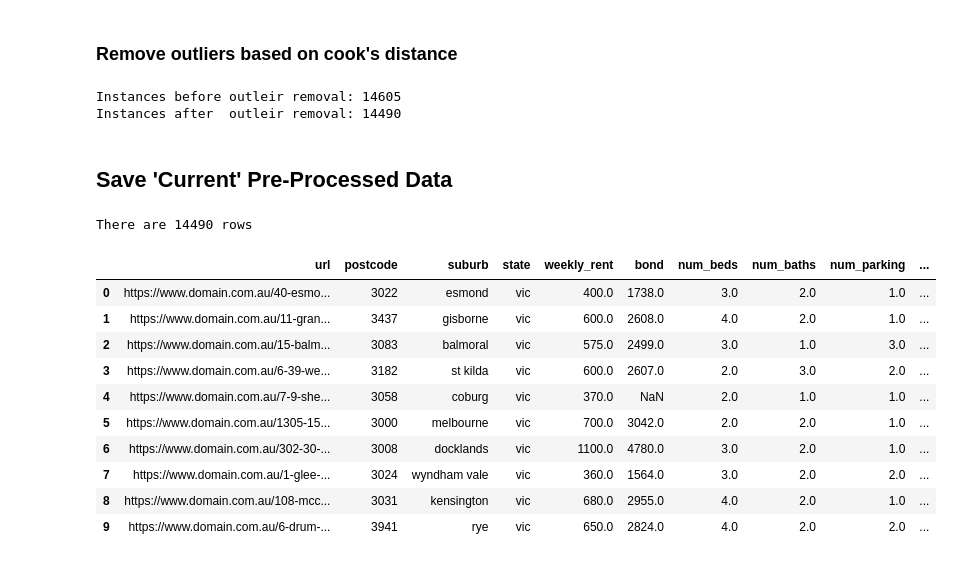
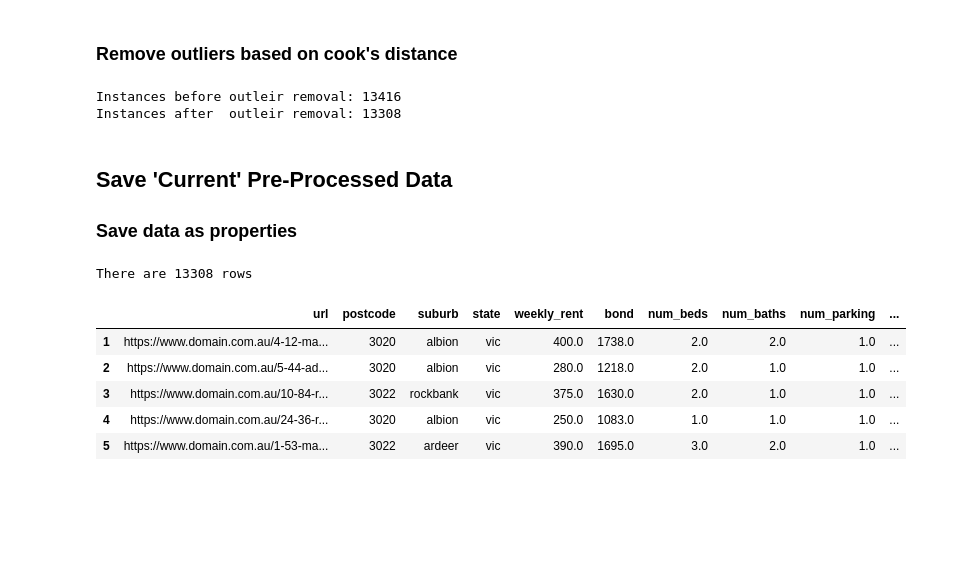
Before and after one commit to MAST30034-Applied-Data-Science/generic-real-estate-consulting-project-group-32, a Jupyter notebook: notebooks/pre_processing.ipynb, the cells around one changed output. Saved outputs shown, nothing was run; the diff lists cells and outputs as text; code cells hidden in the pictures; blank space fills up the shorter version.

```diff
--- a/notebooks/pre_processing.ipynb
+++ b/notebooks/pre_processing.ipynb
@@ -124,0 +152,10 @@ df_cur = df_cur.merge(df_school, on="url")
+# %%
+df_pop = pd.read_csv(f"{DIR_RAW}pop.csv")
+df_pop = df_pop[df_pop["TIME_PERIOD: Time Period"] == 2021]
+df_pop = df_pop[["ASGS_2021: Region", "OBS_VALUE"]]
+df_pop["ASGS_2021: Region"] = df_pop["ASGS_2021: Region"].apply(lambda x: x.split(':')[0])
+df_pop = df_pop.rename(columns = {"ASGS_2021: Region": "SA2",
+                                  "OBS_VALUE": "population"})
+df_pop = df_pop.astype({"SA2": float})
+
+df_cur = df_cur.merge(df_pop, on="SA2")
@@ -125,3 +164,14 @@ df_cur = df_cur.merge(df_school, on="url")
+# %%
+df_income = pd.read_csv(f"{DIR_RAW}2021_income.csv")
+
+df_income = df_income[df_income["TIME_PERIOD: Time Period"] == 2021]
+df_income = df_income[["REGION: Region", "OBS_VALUE"]]
+df_income["REGION: Region"] = df_income["REGION: Region"].apply(lambda x: x.split(':')[0])
+df_income = df_income.rename(columns={"REGION: Region": "SA2",
+                                      "OBS_VALUE": "median_weekly_income"})
+df_income = df_income.astype({"SA2": float})
+
+df_cur = df_cur.merge(df_income, on="SA2")
 # %% [markdown]
 ## Outlier Detection
 
@@ -168,8 +253,7 @@ from statsmodels.stats.outliers_influence import OLSInfluence
 import statsmodels.regression.linear_model as lm
 
 
-PRED = ["num_beds", "num_baths", "num_parking", "bond",
-        "school_distance", "park_distance", "shop_distance"]
+PRED = ["num_beds", "num_baths", "num_parking", "bond"] + API_FEATURES
 
 TARG = "weekly_rent"
 
@@ -185,25 +269,20 @@ print(f"Instances before outleir removal: {len(df_cur.index)}")
 df_cur =  df_cur[influence.cooks_distance[0] < 0.002]
 print(f"Instances after  outleir removal: {len(df_cur.index)}")
 # %% [output]
-Instances before outleir removal: 14605
-Instances after  outleir removal: 14490
+Instances before outleir removal: 13416
+Instances after  outleir removal: 13308
 # %% [markdown]
 ## Save 'Current' Pre-Processed Data
+### Save data as properties
 # %%
 print(f"There are {df_cur.shape[0]} rows")
-#print(df_cur.dtypes)
-display(df_cur.head(10))
+display(df_cur.head(5))
 df_cur.to_csv(f"{DIR_CUR}/pre_processed_data.csv", index=False)
 # %% [output]
-There are 14490 rows
+There are 13308 rows
 |  | url | postcode | suburb | state | weekly_rent | bond | num_beds | num_baths | num_parking | ... |
-| 0 | https://www.domain.com.au/40-esmo... | 3022 | esmond | vic | 400.0 | 1738.0 | 3.0 | 2.0 | 1.0 | ... |
-| 1 | https://www.domain.com.au/11-gran... | 3437 | gisborne | vic | 600.0 | 2608.0 | 4.0 | 2.0 | 1.0 | ... |
-| 2 | https://www.domain.com.au/15-balm... | 3083 | balmoral | vic | 575.0 | 2499.0 | 3.0 | 1.0 | 3.0 | ... |
-| 3 | https://www.domain.com.au/6-39-we... | 3182 | st kilda | vic | 600.0 | 2607.0 | 2.0 | 3.0 | 2.0 | ... |
-| 4 | https://www.domain.com.au/7-9-she... | 3058 | coburg | vic | 370.0 | NaN | 2.0 | 1.0 | 1.0 | ... |
-| 5 | https://www.domain.com.au/1305-15... | 3000 | melbourne | vic | 700.0 | 3042.0 | 2.0 | 2.0 | 1.0 | ... |
-| 6 | https://www.domain.com.au/302-30-... | 3008 | docklands | vic | 1100.0 | 4780.0 | 3.0 | 2.0 | 1.0 | ... |
-| 7 | https://www.domain.com.au/1-glee-... | 3024 | wyndham vale | vic | 360.0 | 1564.0 | 3.0 | 2.0 | 2.0 | ... |
-| 8 | https://www.domain.com.au/108-mcc... | 3031 | kensington | vic | 680.0 | 2955.0 | 4.0 | 2.0 | 1.0 | ... |
-| 9 | https://www.domain.com.au/6-drum-... | 3941 | rye | vic | 650.0 | 2824.0 | 4.0 | 2.0 | 2.0 | ... |
+| 1 | https://www.domain.com.au/4-12-ma... | 3020 | albion | vic | 400.0 | 1738.0 | 2.0 | 2.0 | 1.0 | ... |
+| 2 | https://www.domain.com.au/5-44-ad... | 3020 | albion | vic | 280.0 | 1218.0 | 2.0 | 1.0 | 1.0 | ... |
+| 3 | https://www.domain.com.au/10-84-r... | 3022 | rockbank | vic | 375.0 | 1630.0 | 2.0 | 1.0 | 1.0 | ... |
+| 4 | https://www.domain.com.au/24-36-r... | 3020 | albion | vic | 250.0 | 1083.0 | 1.0 | 1.0 | 1.0 | ... |
+| 5 | https://www.domain.com.au/1-53-ma... | 3022 | ardeer | vic | 390.0 | 1695.0 | 3.0 | 2.0 | 1.0 | ... |
```
Also changed, not shown: parts of 10 cells of this notebook.
